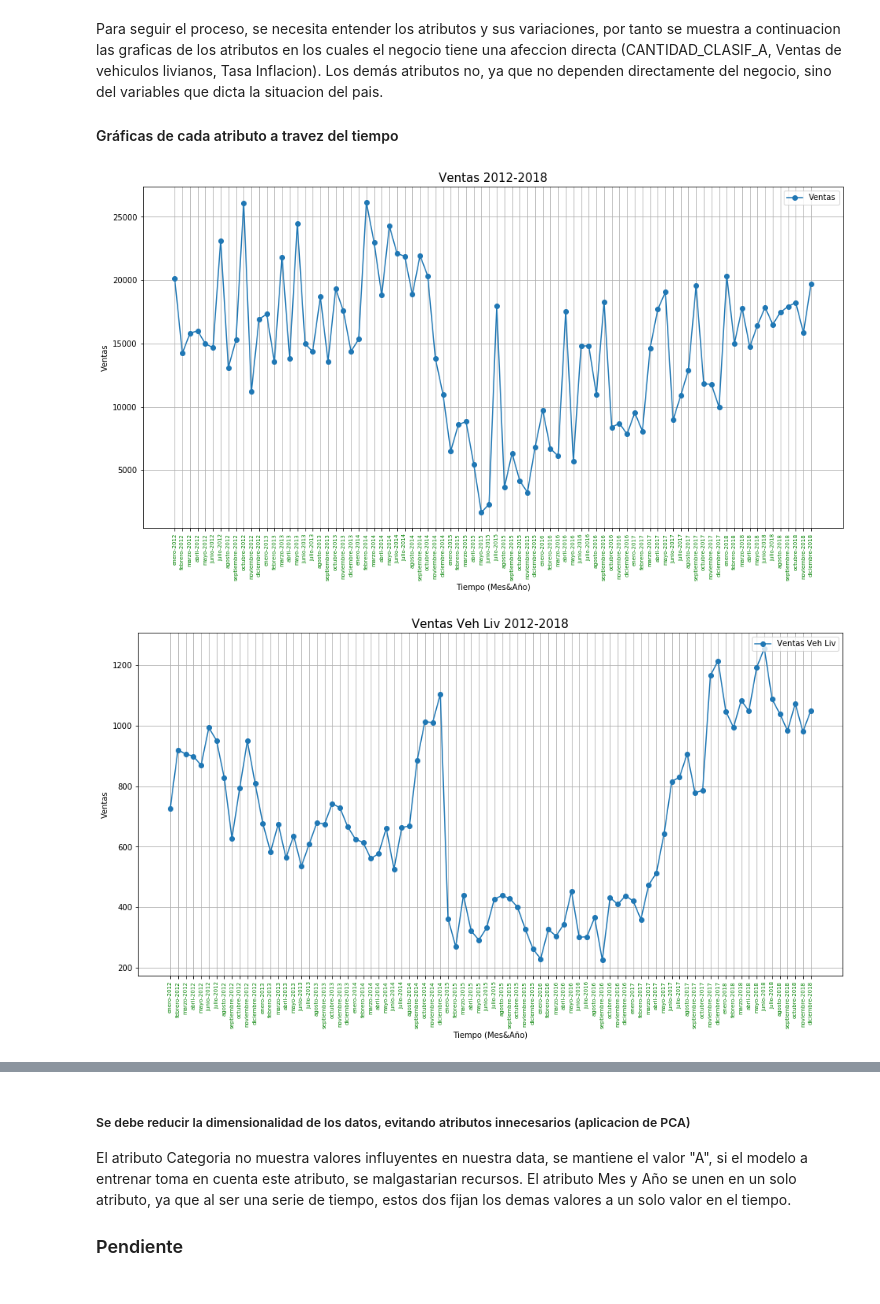
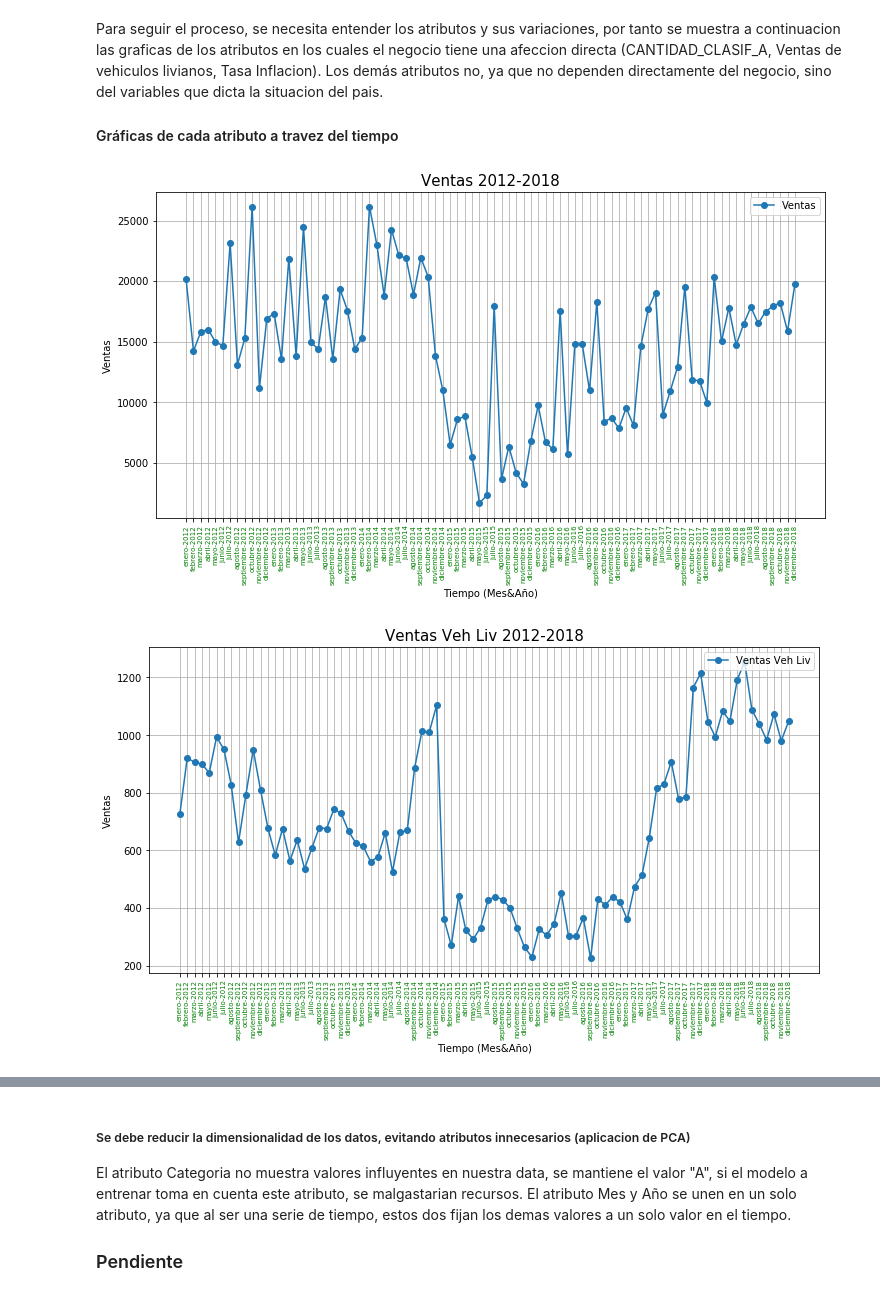
Before and after one commit to FreddieAbad/PrediccionAUCORP, a Jupyter notebook: Entrega/Prediccion de Ventas en una Serie de Tiempo - P. Aucay.ipynb, the cells around one changed output, grey strips where cells are left out. Drawn from its saved outputs; the diff is of its cells as text; code cells hidden in the pictures.

```diff
--- a/Entrega/Prediccion de Ventas en una Serie de Tiempo - P. Aucay.ipynb
+++ b/Entrega/Prediccion de Ventas en una Serie de Tiempo - P. Aucay.ipynb
@@ -58,23 +58,23 @@ Para seguir el proceso, se necesita entender los atributos y sus variaciones, po
 #### Gráficas de cada atributo a travez del tiempo
 # %%
 def graficaAtributo(atributo,nombreLeyenda,titulo,xetiqueta,yetiqueta,nombreArchivo):
-    figure(figsize=(16,8))
+    figure(figsize=(12,6))
     dataframe['mes de analisis'] = dataframe['mes de analisis'].astype(str)
     dataframe['Año'] = dataframe['Año'].astype(str)
     plt.plot(dataframe['mes de analisis']+'-'+dataframe['Año'], dataframe[atributo], "-o")
     plt.legend([nombreLeyenda], loc = 'upper right')
     plt.grid(True)
     plt.title(titulo, fontsize = 15)
     plt.xlabel(xetiqueta, fontsize = 10)
     plt.ylabel(yetiqueta, fontsize = 10)
     plt.xticks(fontsize=7, color = 'g', rotation = 90)
     plt.savefig(nombreArchivo, dpi=300)
 #Grafica del atributo a predecir
 graficaAtributo('CANTIDAD_CLASIF_A','Ventas',"Ventas 2012-2018","Tiempo (Mes&Año)","Ventas",'ventasGrafica.svg')
 #Grafica de Venta de Vehiculos livianos
 graficaAtributo('ventas_totales_Veh_livianos','Ventas Veh Liv',"Ventas Veh Liv 2012-2018","Tiempo (Mes&Año)","Ventas",'ventas_totales_Veh_livianos.svg')
 #Grafica de Venta de Vehiculos livianos
 graficaAtributo('Tasa de inflación (mensual)','Tasa de inflación (mensual)',"Tasa de inflación (mensual) 2012-2018","Tiempo (Mes&Año)","T. Inflacion",'t_inflacion.svg')
 # %% [output]
-[figure, old version]
+[figure, new version]
-[figure, old version]
+[figure, new version]
```
Also changed, not shown: parts of 1 cell of this notebook, 10 other files.
